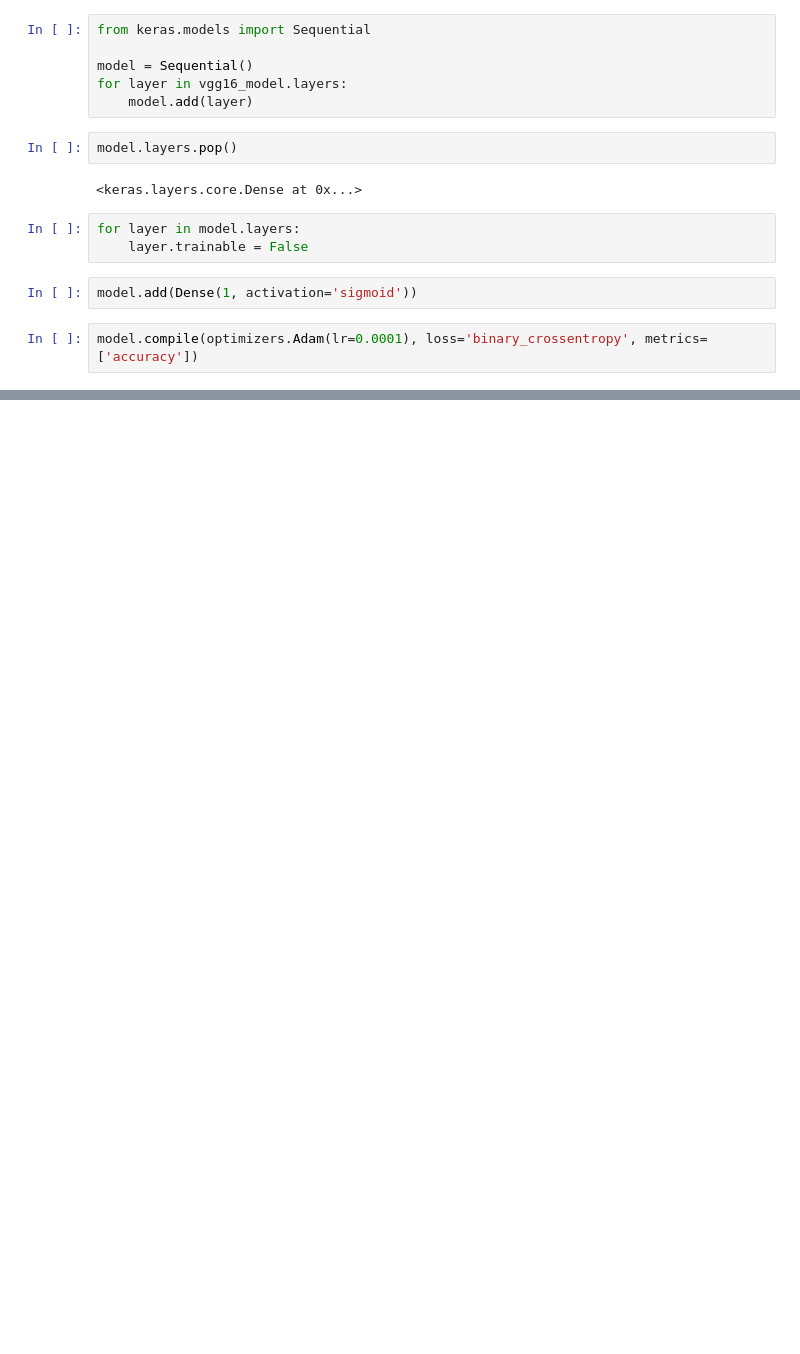
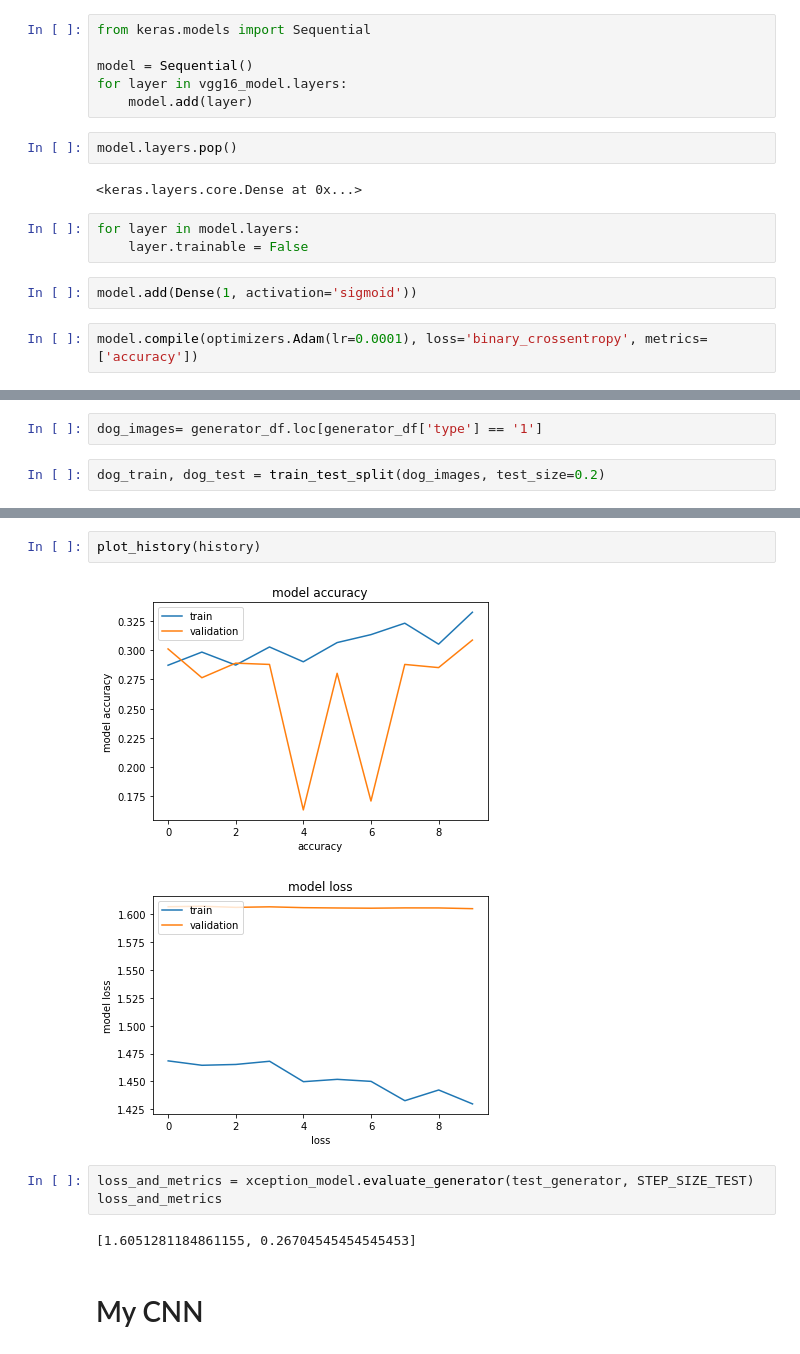
Before and after one commit to D-M-Moriarty/Pet-Adoption, a Jupyter notebook: notebooks/Train cat dog classifier.ipynb, the cells around one changed output, grey strips where cells are left out. Saved outputs shown, nothing was run; the diff lists cells and outputs as text; blank space fills up the shorter version.

```diff
--- a/notebooks/Train cat dog classifier.ipynb
+++ b/notebooks/Train cat dog classifier.ipynb
@@ -626,0 +1003,4 @@ KeyboardInterrupt
+# %%
+dog_images= generator_df.loc[generator_df['type'] == '1']
+# %%
+dog_train, dog_test = train_test_split(dog_images, test_size=0.2)
@@ -626,0 +1096,12 @@ KeyboardInterrupt
+# %%
+plot_history(history)
+# %% [output]
+[figure, added]
+[figure, added]
+# %%
+loss_and_metrics = xception_model.evaluate_generator(test_generator, STEP_SIZE_TEST)
+loss_and_metrics
+# %% [output]
+[1.6051281184861155, 0.26704545454545453]
+# %% [markdown]
+# My CNN
```
Also changed, not shown: parts of 49 cells of this notebook, 3 other files.
